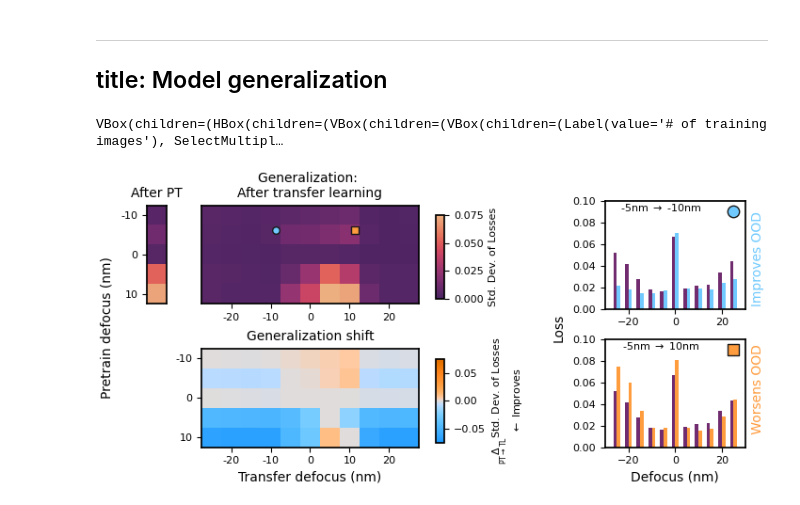
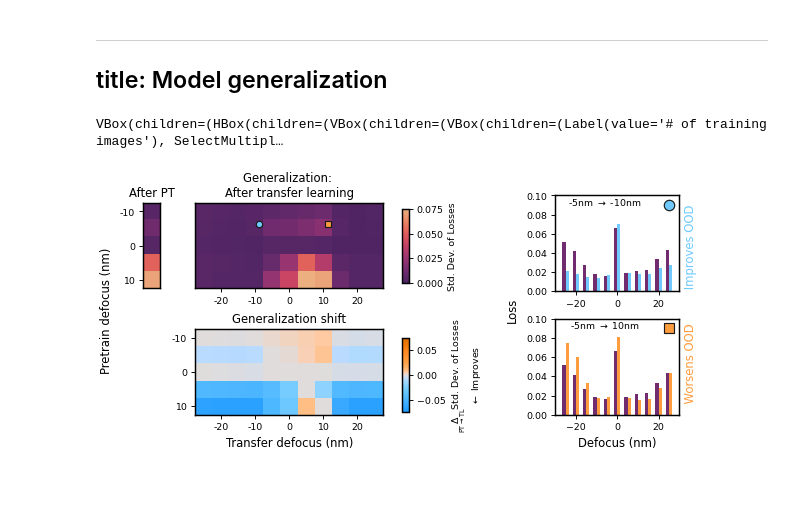
Before and after one commit to msa-em/hrtem-transfer-learning, a Jupyter notebook: notebooks/07c_results_gen_figure.ipynb, the cells around one changed output. Saved outputs shown, nothing was run; the diff lists cells and outputs as text; code cells hidden in the pictures.

```diff
--- a/notebooks/07c_results_gen_figure.ipynb
+++ b/notebooks/07c_results_gen_figure.ipynb
@@ -283,11 +283,19 @@ gmax = 7.5e-2
 smax = 7.5e-2
 
 ### Figure set up
-ratio = 2.1
+dpi = 100
+
+# ratio = 2.1
+# height = 3.4
+# width = ratio * height
+width = 7.2
 height = 3.4
+dpi = 84
+
 fig_style = {
-    "figsize": (ratio * height, height),  # inches
+    "figsize": (width, height),  # inches
     "constrained_layout": True,
+    "dpi":dpi,
 }
 
 fig = plt.figure(**fig_style)
@@ -529,31 +537,31 @@ def update_plot(*args):
 
     # ax_shift_cbar.text(0, -0.1, 'Improves', fontsize=8, va='top')
     # ax_shift_cbar.text(0, 0.1, 'Worsens', fontsize=8, va='bottom',)
 
     _ = [
         plt.setp(ax.spines.values(), linewidth=1.25)
         for ax in (
             ax_pgen,
             ax_tgen,
             ax_gen_shift,
             ax_circ,
             ax_square,
             ax_gen_cbar,
             ax_shift_cbar,
         )
     ]
 
 update_plot()
 ndata_select.observe(update_plot, "value")
 ptlr_select.observe(update_plot, "value")
 tllr_select.observe(update_plot, "value")
 rmode_select.observe(update_plot, "value")
 freeze_select.observe(update_plot, "value")
 filter_zero_button.observe(update_plot, "value")
 sq_ptdf_slider.observe(update_plot, "value")
 sq_tldf_slider.observe(update_plot, "value")
 cr_ptdf_slider.observe(update_plot, "value")
 cr_tldf_slider.observe(update_plot, "value")
 # %% [output]
 VBox(children=(HBox(children=(VBox(children=(VBox(children=(Label(value='# of training images'), SelectMultipl…
-[figure, old version]
+[figure, new version]
```
Also changed, not shown: 8 other files.
